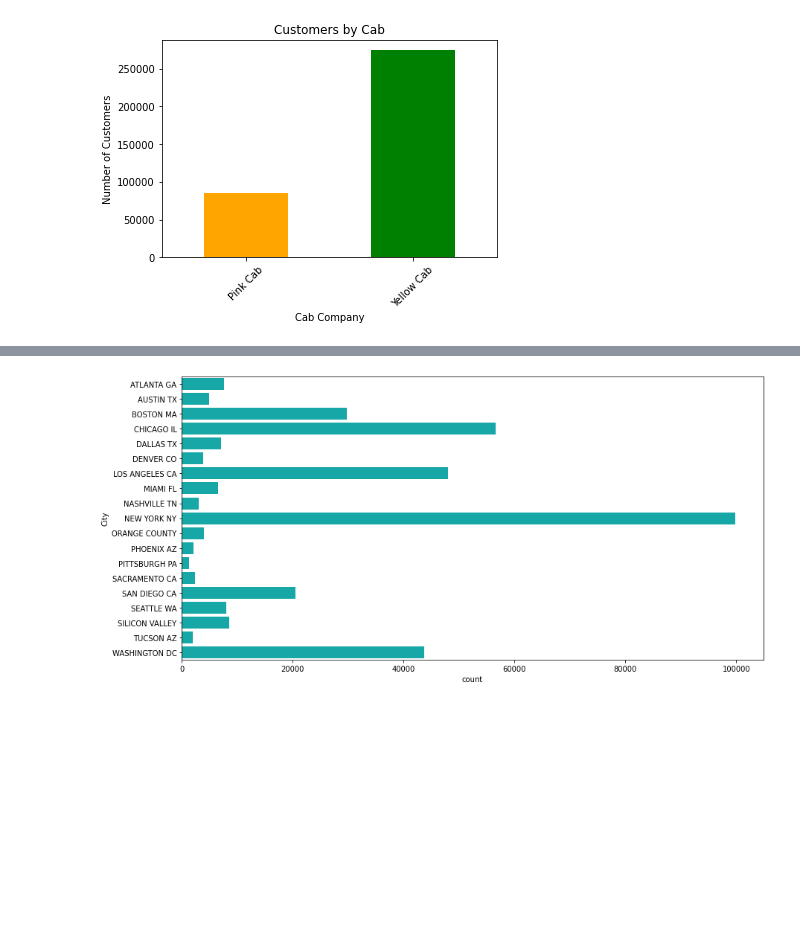
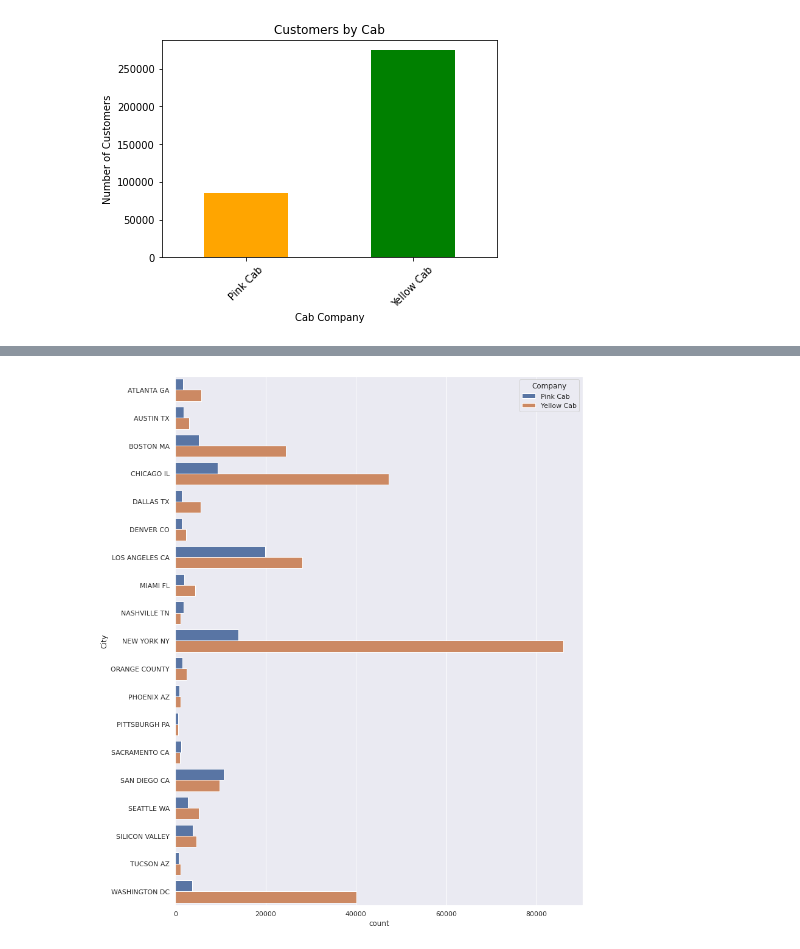
Before and after one commit to aniyaz/Data-Science-Internship2021, a Jupyter notebook: Week2/EDA_Aman_Niyaz.ipynb, the cells around one changed output, grey strips where cells are left out. Saved outputs shown, nothing was run; the diff lists cells and outputs as text; code cells hidden in the pictures; blank space fills up the shorter version.

```diff
--- a/Week2/EDA_Aman_Niyaz.ipynb
+++ b/Week2/EDA_Aman_Niyaz.ipynb
@@ -63,7 +64,8 @@ print(trans_max)
 29-01-2019
 # %%
 def handle_date(date):
-    return datetime.fromordinal(datetime(1900, 1, 30).toordinal() + date - 2).strftime("%d-%m-%Y")
+    convert = datetime.fromordinal(datetime(1900, 1, 30).toordinal() + date - 2).strftime("%d-%m-%Y")
+    return datetime.strptime(convert, "%d-%m-%Y")
 # %%
 df_cab['Date of Travel'] = df_cab['Date of Travel'].apply(lambda x: handle_date(x))
 # %%
@@ -215 +217,6 @@ df_cab_tran_cust_city
 359392 rows × 14 columns
+# %%
+df_cab_tran_cust_city['Profit'] = df_cab_tran_cust_city['Price Charged'] - df_cab_tran_cust_city['Cost of Trip']
+df_cab_tran_cust_city['Year'] = df_cab_tran_cust_city['Date of Travel'].dt.year
+df_cab_tran_cust_city['Month'] = df_cab_tran_cust_city['Date of Travel'].dt.month
+df_cab_tran_cust_city['Day'] = df_cab_tran_cust_city['Date of Travel'].dt.day
@@ -368,0 +526,3 @@ df[['Company']].apply(pd.Series.value_counts).plot(kind='bar')
+# %%
+sns.set(rc={'figure.figsize':(18, 13)})
+ax = sns.barplot(x="Profit", y="City", data=df,hue='Company')
@@ -369,6 +572,8 @@ df[['Company']].apply(pd.Series.value_counts).plot(kind='bar')
 # %%
-f, ax = plt.subplots(figsize=(14, 7))
-ax = sns.countplot(y="City", data=df, color="c")
+f, ax = plt.subplots(figsize=(12, 16))
+# sns.set(style="darkgrid")
+ax = sns.countplot(y='City', hue='Company', data=df)
+plt.show()
 # %% [output]
-[figure, old version]
+[figure, new version]
 # %%
```
Also changed, not shown: parts of 39 cells of this notebook, 2 other files.
